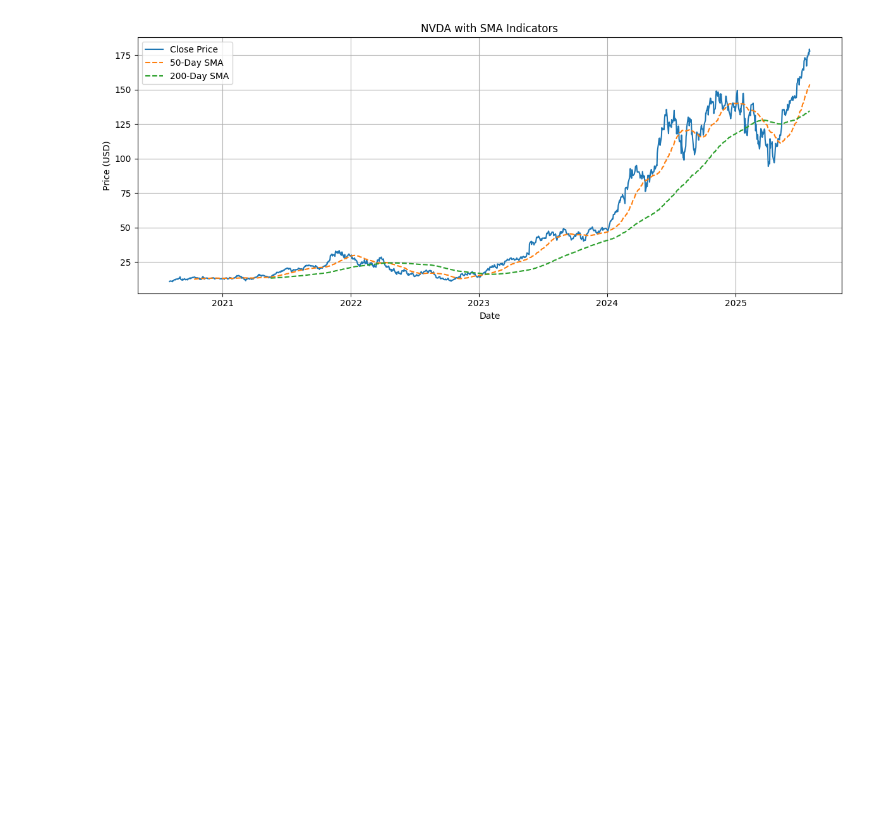
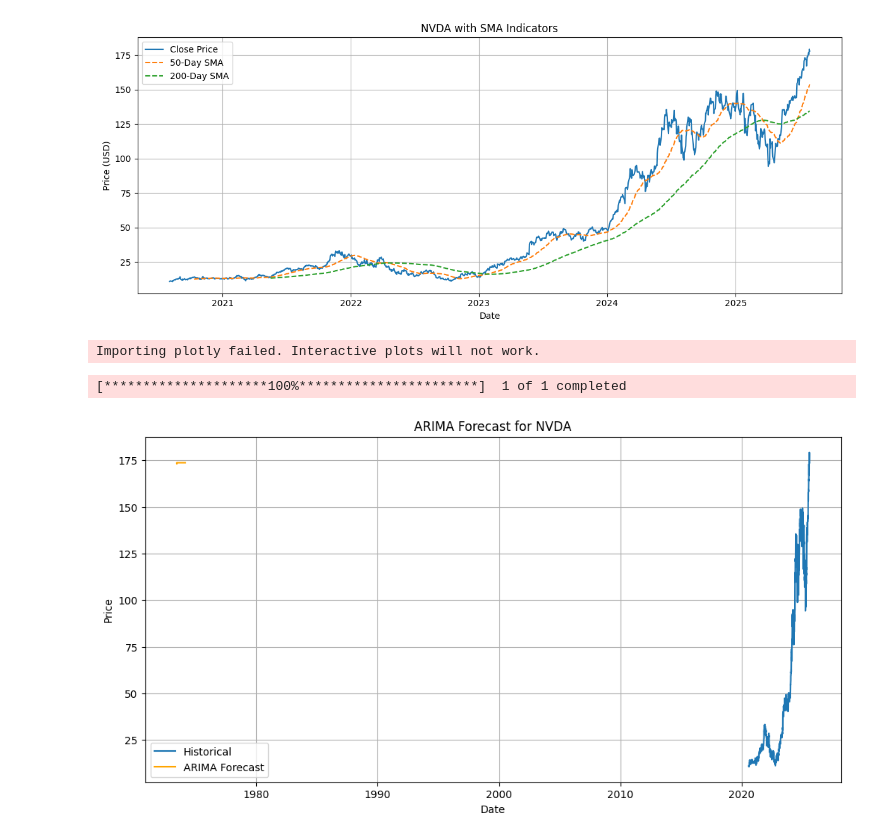
Before and after one commit to 0m3g4Kn1ght/team-collaboration-practice, a Jupyter notebook: Stock_Price_Prediction.ipynb, the cells around one changed output. Cells and saved outputs as stored; diff of their text form; code cells hidden in the pictures; blank space fills up the shorter version.

Commit message:
Adding additional analysis using ARIMA and RSI Indicators along with Monte Carlo Simulation for 1 year timeline

```diff
--- a/Stock_Price_Prediction.ipynb
+++ b/Stock_Price_Prediction.ipynb
@@ -268,3 +268,47 @@ plt.tight_layout()
 plt.show()
 # %% [output]
 [figure]
+# %%
+import yfinance as yf
+import pandas as pd
+import numpy as np
+import matplotlib.pyplot as plt
+from statsmodels.tsa.arima.model import ARIMA
+from pandas.plotting import register_matplotlib_converters
+register_matplotlib_converters()
+from prophet import Prophet
+# %% [output]
+Importing plotly failed. Interactive plots will not work.
+# %%
+ticker = "NVDA"
+years_of_data = 5
+
+end = pd.Timestamp.today()
+start = end - pd.DateOffset(years=years_of_data)
+df = yf.download(ticker, start=start, end=end)
+
+df = df[['Close']].dropna()
+df.reset_index(inplace=True)
+# %% [output]
+[*********************100%***********************]  1 of 1 completed
+# %%
+# Fit ARIMA Model
+arima_data = df.set_index('Date')['Close']
+model_arima = ARIMA(arima_data, order=(5, 1, 0))
+results_arima = model_arima.fit()
+
+# Forecast next 252 days
+forecast_arima = results_arima.forecast(steps=252)
+
+# Plot
+plt.figure(figsize=(12, 6))
+plt.plot(arima_data, label='Historical')
+plt.plot(forecast_arima.index, forecast_arima, label='ARIMA Forecast', color='orange')
+plt.title(f"ARIMA Forecast for {ticker}")
+plt.xlabel("Date")
+plt.ylabel("Price")
+plt.grid()
+plt.legend()
+plt.show()
+# %% [output]
+[figure, added]
```
Also changed, not shown: parts of 5 cells of this notebook.
